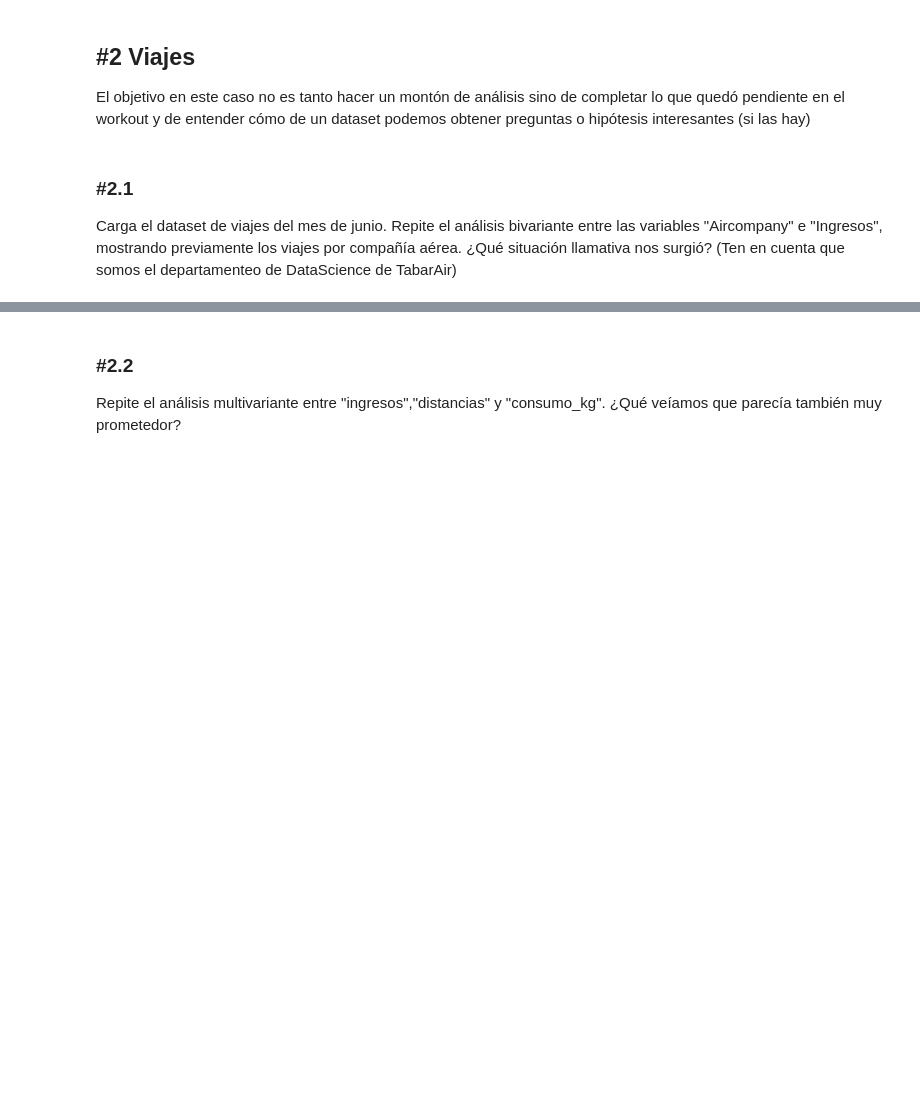
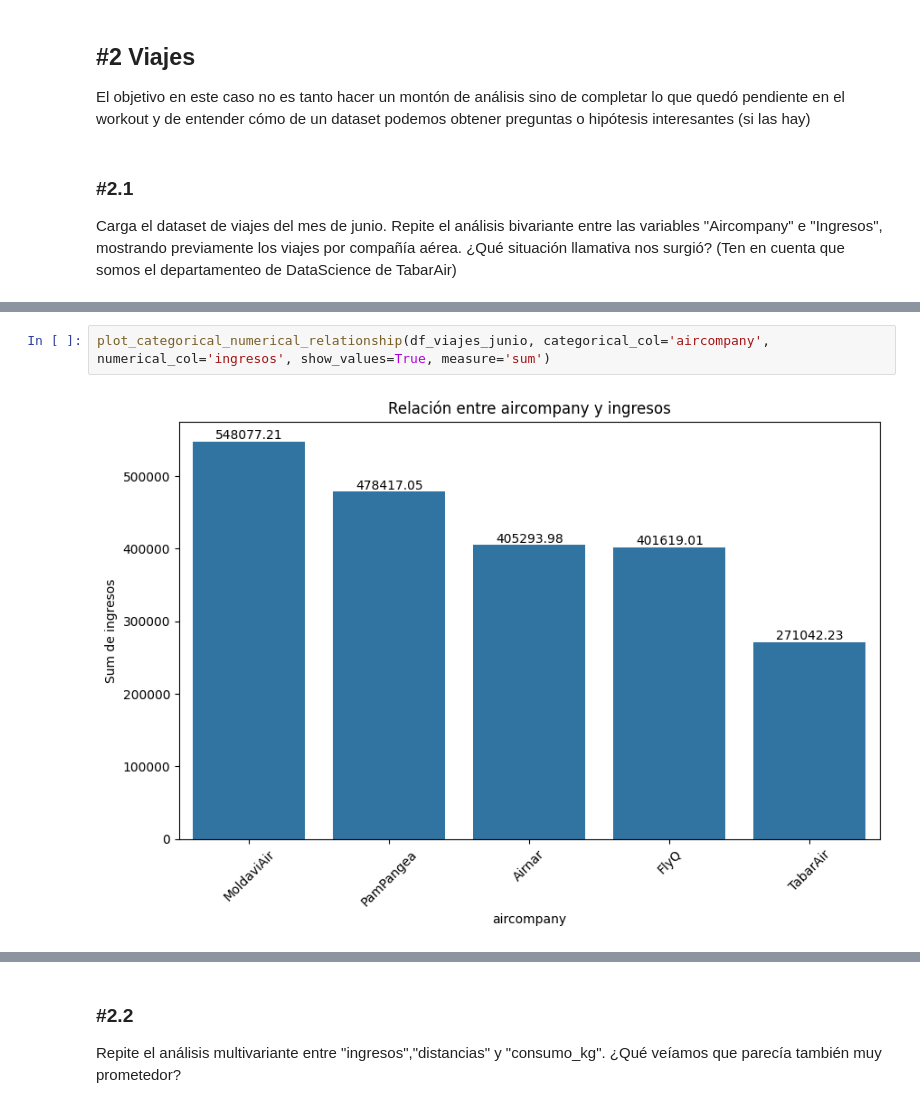
Before and after one commit to CristianZB-dev/MIS_PRACTICAS, a Jupyter notebook: 03_Analisis_de_Datos/Sprint_07/Unidad_02/Practica_Obligatoria/18_Practica_Obligatoria_Multivariante.ipynb, the cells around one changed output, grey strips where cells are left out. Saved outputs shown, nothing was run; the diff lists cells and outputs as text; blank space fills up the shorter version.

```diff
--- a/03_Analisis_de_Datos/Sprint_07/Unidad_02/Practica_Obligatoria/18_Practica_Obligatoria_Multivariante.ipynb
+++ b/03_Analisis_de_Datos/Sprint_07/Unidad_02/Practica_Obligatoria/18_Practica_Obligatoria_Multivariante.ipynb
@@ -488,0 +518,4 @@ Carga el dataset de viajes del mes de junio. Repite el análisis bivariante entr
+# %%
+plot_categorical_numerical_relationship(df_viajes_junio, categorical_col='aircompany', numerical_col='ingresos', show_values=True, measure='sum')
+# %% [output]
+[figure, added]
```
Also changed, not shown: parts of 33 cells of this notebook.
